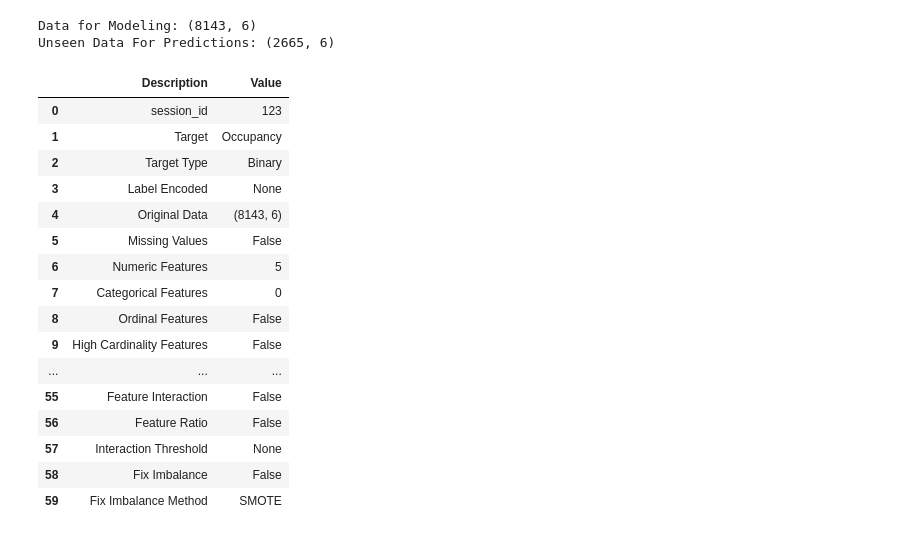
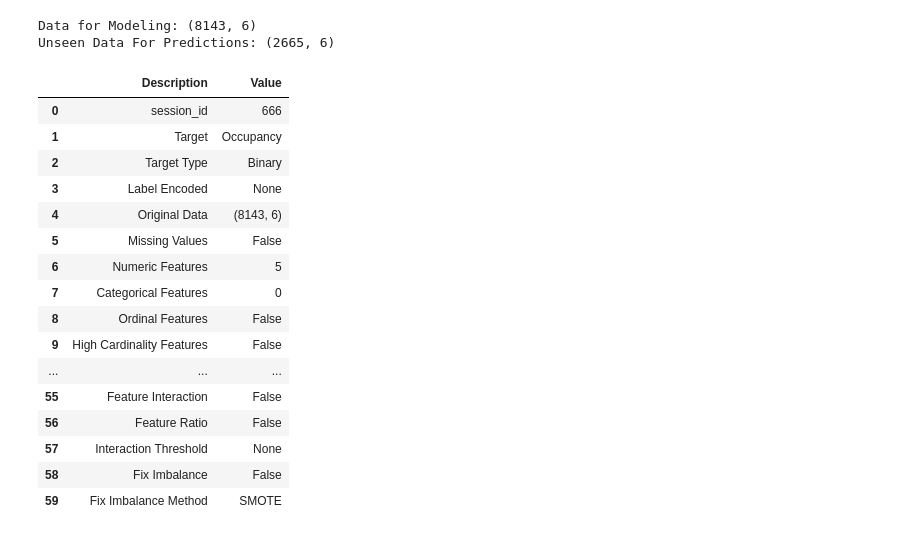
Before and after one commit to GursimarSaini/INSE6220Project, a Jupyter notebook: datasets/occupancy/OccupancyDetectionPCA.ipynb, the cells around one changed output. Saved outputs shown, nothing was run; the diff lists cells and outputs as text; code cells hidden in the pictures.

```diff
--- a/datasets/occupancy/OccupancyDetectionPCA.ipynb
+++ b/datasets/occupancy/OccupancyDetectionPCA.ipynb
@@ -306,10 +308,10 @@ Data for Modeling: (8143, 6)
 Unseen Data For Predictions: (2665, 6)
 # %%
 from pycaret.classification import *
-clf = setup(data=data, target='Occupancy', train_size=0.7, session_id=123)
+clf = setup(data=data, target='Occupancy', test_data=data_unseen, session_id=666)
 # %% [output]
 |  | Description | Value |
-| 0 | session_id | 123 |
+| 0 | session_id | 666 |
 | 1 | Target | Occupancy |
 | 2 | Target Type | Binary |
 | 3 | Label Encoded | None |
```
Also changed, not shown: parts of 41 cells of this notebook, 13 other files.
